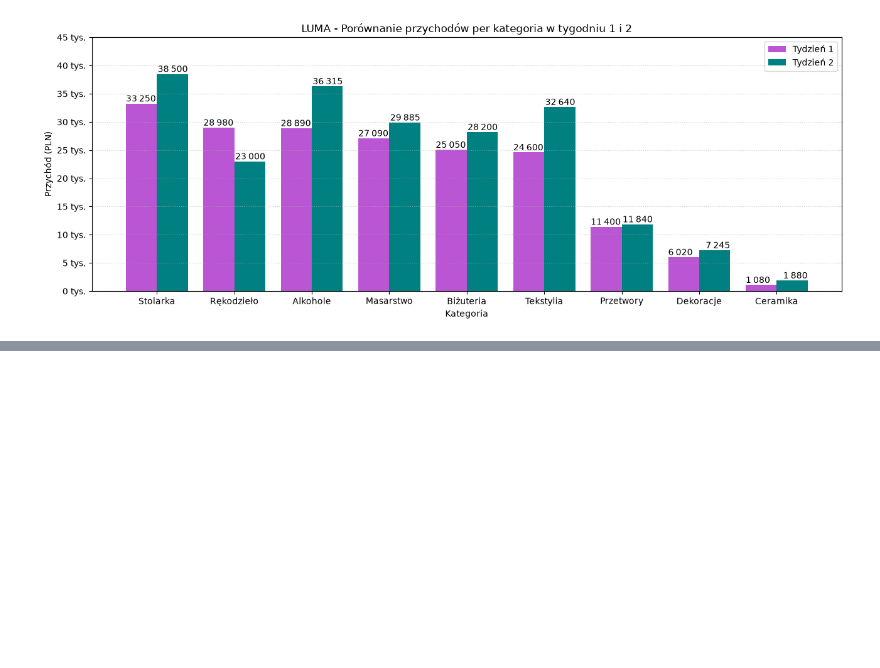
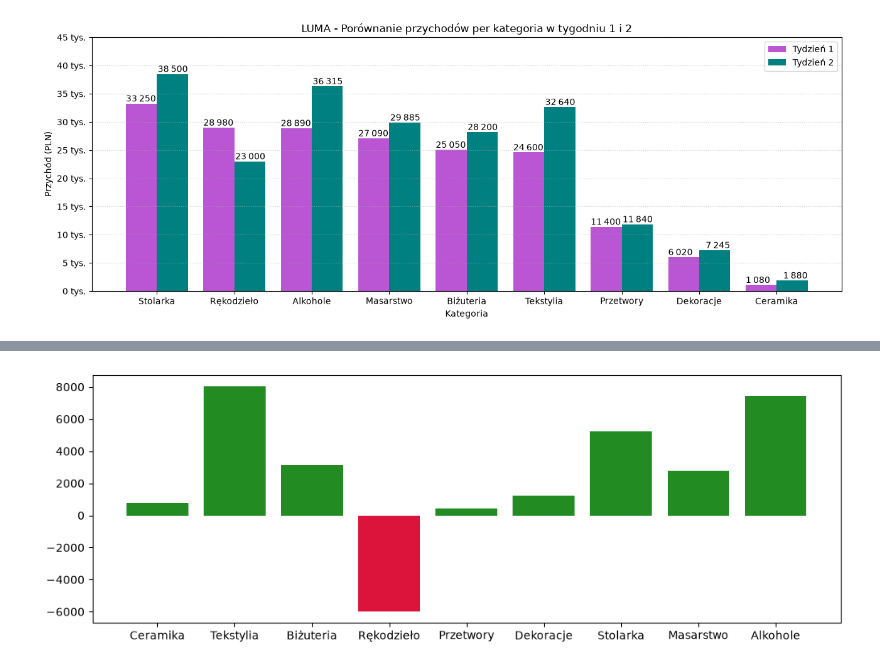
Before and after one commit to mshablovskyy/DataVisualisation, a Jupyter notebook: 01-bar.ipynb, the cells around one changed output, grey strips where cells are left out. Drawn from its saved outputs; the diff is of its cells as text; code cells hidden in the pictures; blank space fills up the shorter version.

```diff
--- a/01-bar.ipynb
+++ b/01-bar.ipynb
@@ -350,0 +355,22 @@ plt.show()
+# %%
+order = CATEGORIES
+t1_by_category = t1.set_index("category").loc[order, "revenue_pln"].to_numpy()
+t2_by_category = t2.set_index("category").loc[order, "revenue_pln"].to_numpy()
+delta = t2_by_category - t1_by_category
+
+pct = np.divide(
+    delta,
+    t1_by_category,
+    out=np.full(t1_by_category.shape, np.nan, dtype=float),
+    where=t1_by_category != 0,
+) * 100
+
+t_delta = pd.DataFrame({
+    "category": order,
+    "t1_pln": t1_by_category.astype(int),
+    "t2_pln": t2_by_category.astype(int),
+    "delta_pln": delta.astype(int),
+    "delta_pct": np.round(pct, 1),
+})
+
+display(t_delta)
@@ -350,0 +388,7 @@ plt.show()
+# %%
+colors = ["forestgreen" if value >= 0 else "crimson" for value in t_delta["delta_pln"]]
+plt.figure(figsize=(12, 4))
+plt.bar(t_delta["category"], t_delta["delta_pln"], color=colors)
+plt.show()
+# %% [output]
+[figure, added]
```
Also changed, not shown: parts of 8 cells of this notebook.
